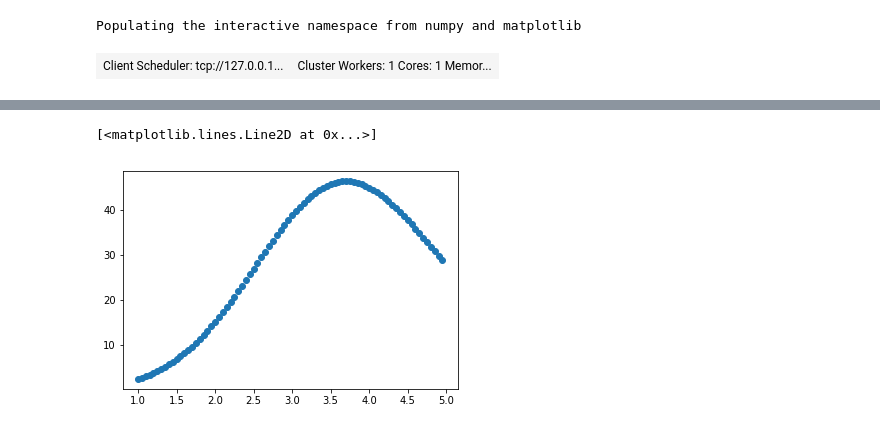
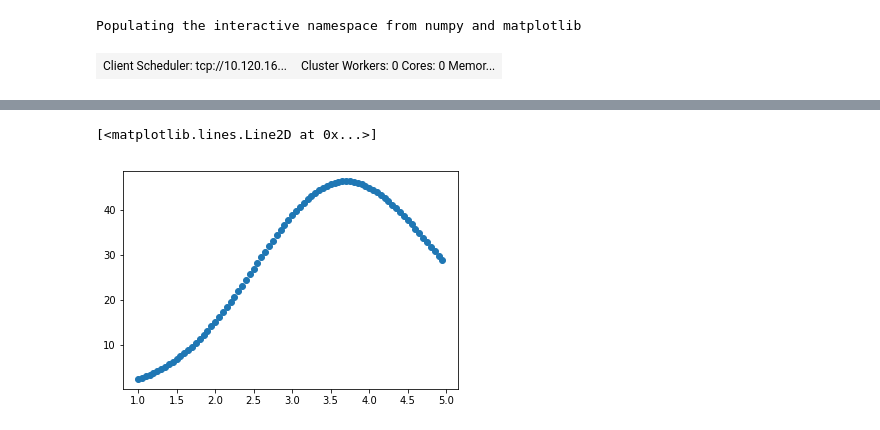
Before and after one commit to gutiloluis/pqe1, a Jupyter notebook: 190409_Integration.ipynb, the cells around one changed output, grey strips where cells are left out. Cells and saved outputs as stored; diff of their text form; code cells hidden in the pictures.

Commit message:
some stoch sims run in cluster!

```diff
--- a/190409_Integration.ipynb
+++ b/190409_Integration.ipynb
@@ -16,29 +16,29 @@ sns.set_context('talk')
 # %% [output]
 Populating the interactive namespace from numpy and matplotlib
 # %%
-run_local = True
+run_local = False
 n_workers_init = 6
 
 if run_local:
     client = Client()
     client.cluster.scale(n_workers_init)
     time.sleep(0.5) # allow client time to respond to scaling before display
 else:
     # note the specifed walltime, don't use too much or too little, 01:30:00 is a good baseline,
     # you just need enough time to finish 'gathering' to props_all before the jobs die
     # you can always spin up more jobs later
     # you will launch many jobs, so you don't need multiple processes, a lot of ram or multiple threads
 #     cluster = SLURMCluster(queue="short",walltime='01:30:00',job_cpu=1,job_mem='6G',threads=1,processes=1,memory='6GB')
 
     #SHORT RUNS
 #     cluster = SLURMCluster(queue="short",walltime='01:30:00',job_cpu=1,job_mem='6G',cores=1,processes=1,memory='6G')
-    cluster = SLURMCluster(queue="short",walltime='08:00:00',job_cpu=1,job_mem='6G',cores=1,processes=1,memory='6G')
+    cluster = SLURMCluster(queue="short",walltime='01:30:00',job_cpu=1,job_mem='6G',cores=1,processes=1,memory='6G')
     cluster.start_workers(n_workers_init)
     client = Client(cluster)
 
 client
 # %% [output]
-| Client Scheduler: tcp://127.0.0.1... | Cluster Workers: 1 Cores: 1 Memor... |
+| Client Scheduler: tcp://10.120.16... | Cluster Workers: 0 Cores: 0 Memor... |
 # %%
 def plot_heatmap(MTs, STs, MN, mTa, MTs_step, exp_key = None):
 
```
Also changed, not shown: parts of 12 cells of this notebook, 19 other files.
